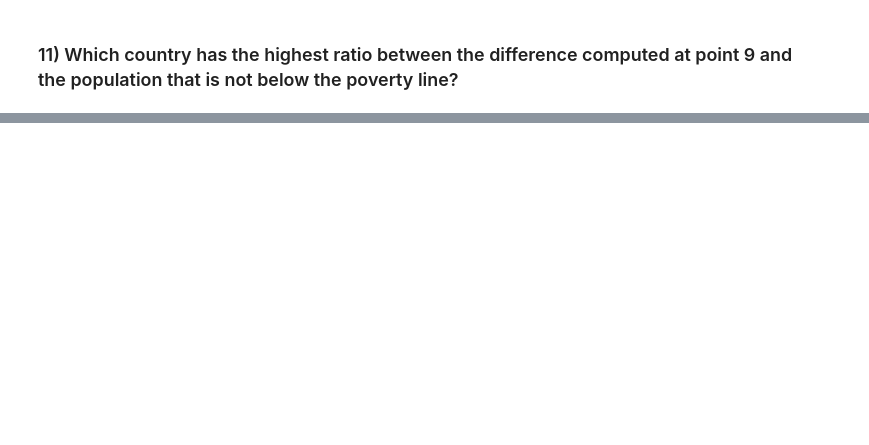
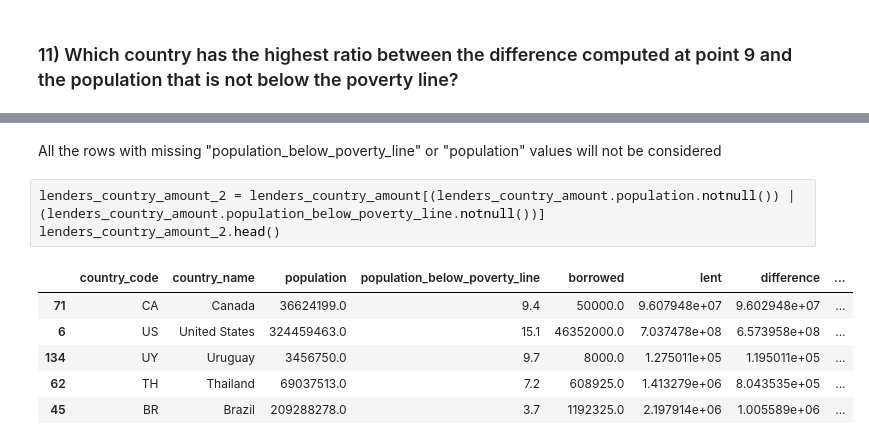
Before and after one commit to paolomariani/Foundations-of-Computer-Science-Project, a Jupyter notebook: Foundations of Computer Science Project Notebook.ipynb, the cells around one changed output, grey strips where cells are left out. Saved outputs shown, nothing was run; the diff lists cells and outputs as text; blank space fills up the shorter version.

```diff
--- a/Foundations of Computer Science Project Notebook.ipynb
+++ b/Foundations of Computer Science Project Notebook.ipynb
@@ -1070,0 +1084,12 @@ Name: 166, dtype: object
+# %% [markdown]
+All the rows with missing "population_below_poverty_line" or "population" values will not be considered
+# %%
+lenders_country_amount_2 = lenders_country_amount[(lenders_country_amount.population.notnull()) | (lenders_country_amount.population_below_poverty_line.notnull())]
+lenders_country_amount_2.head()
+# %% [output]
+|  | country_code | country_name | population | population_below_poverty_line | borrowed | lent | difference | ... |
+| 71 | CA | Canada | 36624199.0 | 9.4 | 50000.0 | 9.607948e+07 | 9.602948e+07 | ... |
+| 6 | US | United States | 324459463.0 | 15.1 | 46352000.0 | 7.037478e+08 | 6.573958e+08 | ... |
+| 134 | UY | Uruguay | 3456750.0 | 9.7 | 8000.0 | 1.275011e+05 | 1.195011e+05 | ... |
+| 62 | TH | Thailand | 69037513.0 | 7.2 | 608925.0 | 1.413279e+06 | 8.043535e+05 | ... |
+| 45 | BR | Brazil | 209288278.0 | 3.7 | 1192325.0 | 2.197914e+06 | 1.005589e+06 | ... |
```
Also changed, not shown: parts of 60 cells of this notebook.
